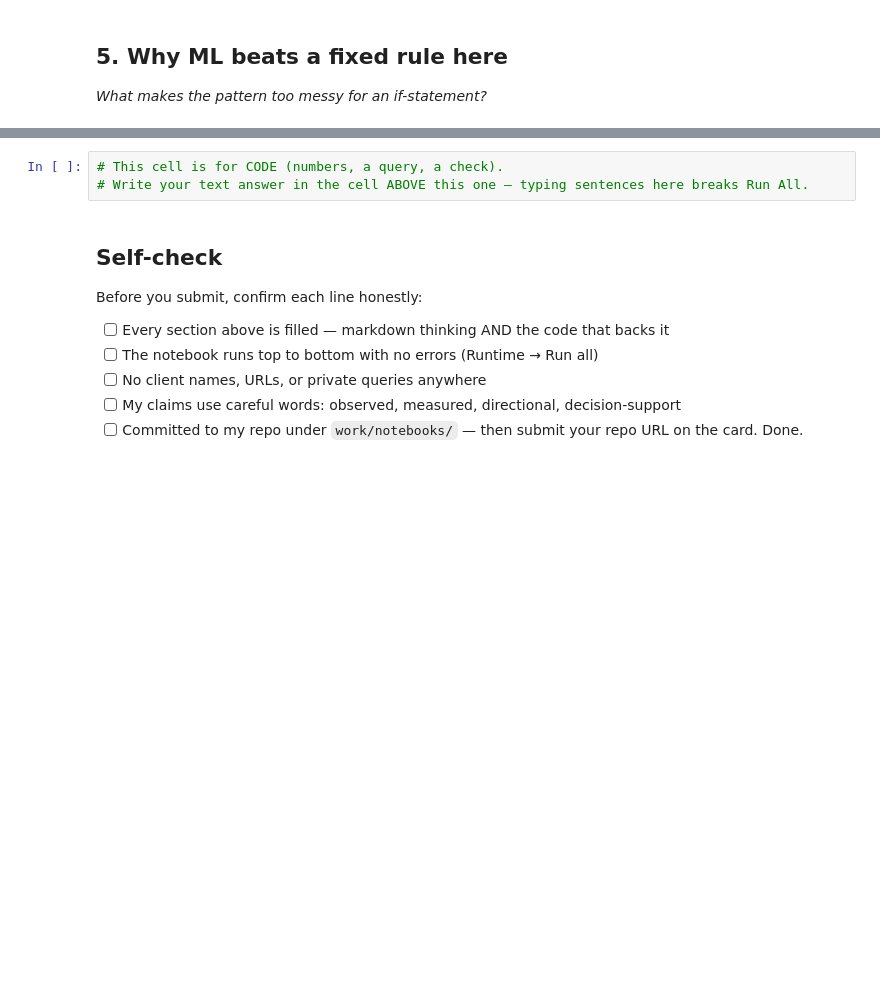
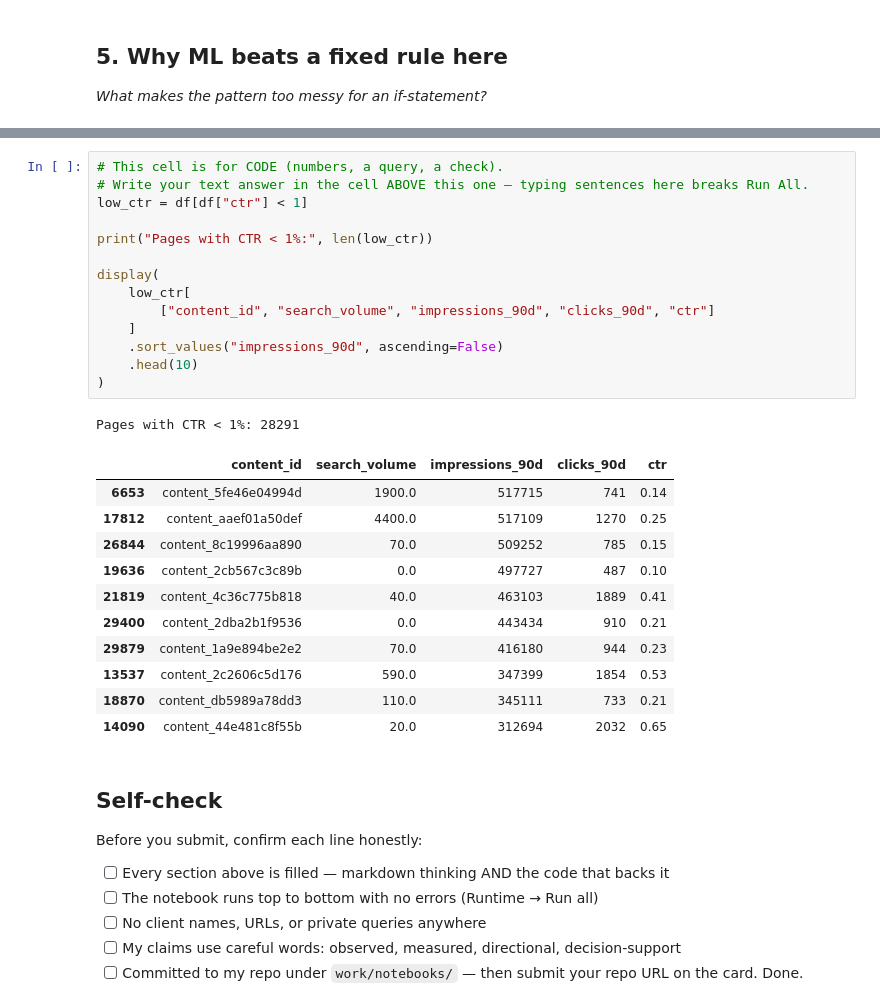
Before and after one commit to MaxineMwangi/flyrank, a Jupyter notebook: work/notebooks/w02_ml_task_framing.ipynb, the cells around one changed output, grey strips where cells are left out. Drawn from its saved outputs; the diff is of its cells as text; blank space fills up the shorter version.

```diff
--- a/work/notebooks/w02_ml_task_framing.ipynb
+++ b/work/notebooks/w02_ml_task_framing.ipynb
@@ -41,6 +165,30 @@ This skeleton is yours to fill. Work the sections **in order** — each one has
 # %%
 # This cell is for CODE (numbers, a query, a check).
 # Write your text answer in the cell ABOVE this one — typing sentences here breaks Run All.
+low_ctr = df[df["ctr"] < 1]
+
+print("Pages with CTR < 1%:", len(low_ctr))
+
+display(
+    low_ctr[
+        ["content_id", "search_volume", "impressions_90d", "clicks_90d", "ctr"]
+    ]
+    .sort_values("impressions_90d", ascending=False)
+    .head(10)
+)
+# %% [output]
+Pages with CTR < 1%: 28291
+|  | content_id | search_volume | impressions_90d | clicks_90d | ctr |
+| 6653 | content_5fe46e04994d | 1900.0 | 517715 | 741 | 0.14 |
+| 17812 | content_aaef01a50def | 4400.0 | 517109 | 1270 | 0.25 |
+| 26844 | content_8c19996aa890 | 70.0 | 509252 | 785 | 0.15 |
+| 19636 | content_2cb567c3c89b | 0.0 | 497727 | 487 | 0.10 |
+| 21819 | content_4c36c775b818 | 40.0 | 463103 | 1889 | 0.41 |
+| 29400 | content_2dba2b1f9536 | 0.0 | 443434 | 910 | 0.21 |
+| 29879 | content_1a9e894be2e2 | 70.0 | 416180 | 944 | 0.23 |
+| 13537 | content_2c2606c5d176 | 590.0 | 347399 | 1854 | 0.53 |
+| 18870 | content_db5989a78dd3 | 110.0 | 345111 | 733 | 0.21 |
+| 14090 | content_44e481c8f55b | 20.0 | 312694 | 2032 | 0.65 |
 # %% [markdown]
 ## Self-check
 
```
Also changed, not shown: parts of 15 cells of this notebook.
